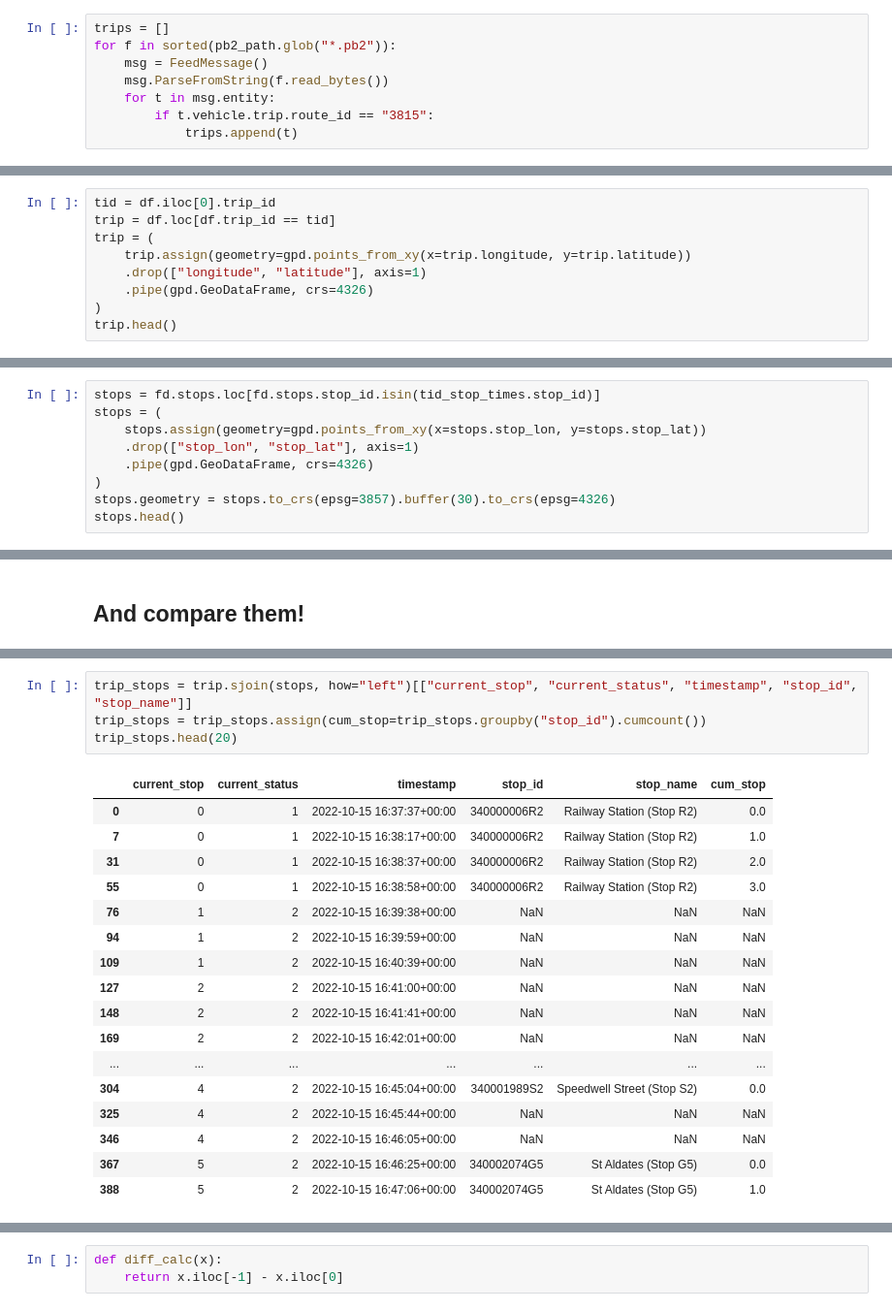
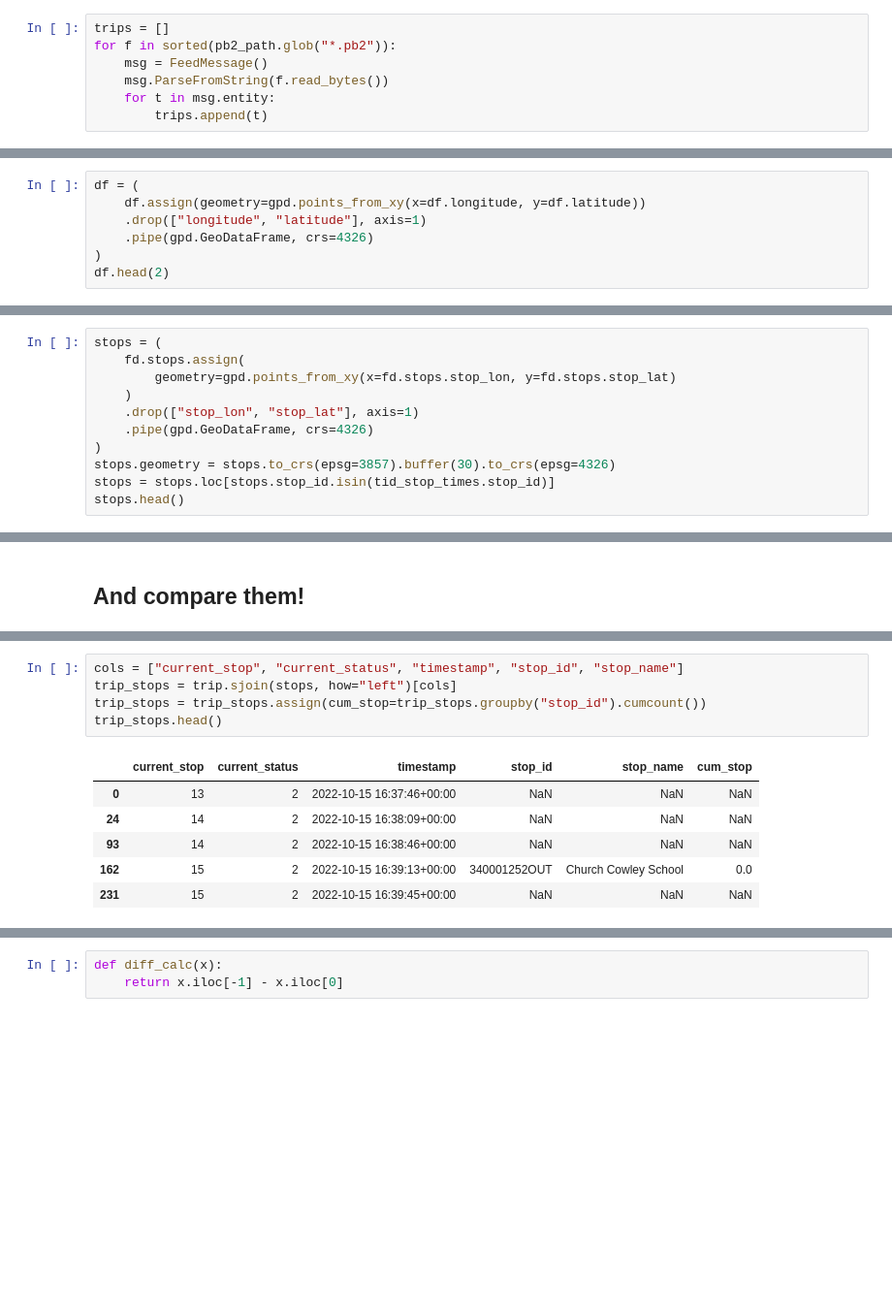
Before and after one commit to carderne/bods, a Jupyter notebook: notebooks/boarding_time.ipynb, the cells around one changed output, grey strips where cells are left out. Shown: that part at 97% size. Saved outputs shown, nothing was run; the diff lists cells and outputs as text; blank space fills up the shorter version.

```diff
--- a/notebooks/boarding_time.ipynb
+++ b/notebooks/boarding_time.ipynb
@@ -25,8 +24,7 @@ for f in sorted(pb2_path.glob("*.pb2")):
     msg = FeedMessage()
     msg.ParseFromString(f.read_bytes())
     for t in msg.entity:
-        if t.vehicle.trip.route_id == "3815":
-            trips.append(t)
+        trips.append(t)
 # %%
 # 1 == STOPPED_AT
 # 2 == IN_TRANSIT_TO
@@ -56,11 +51,9 @@ df.head(2)
 # %%
-tid = df.iloc[0].trip_id
-trip = df.loc[df.trip_id == tid]
-trip = (
-    trip.assign(geometry=gpd.points_from_xy(x=trip.longitude, y=trip.latitude))
+df = (
+    df.assign(geometry=gpd.points_from_xy(x=df.longitude, y=df.latitude))
     .drop(["longitude", "latitude"], axis=1)
     .pipe(gpd.GeoDataFrame, crs=4326)
 )
-trip.head()
+df.head(2)
 # %% [output]
 |  | id | trip_id | route_id | start_time | start_date | current_stop | current_status | timestamp | vehicle | ... |
@@ -100,11 +90,13 @@ tid_stop_times.head(6)
 # %%
-stops = fd.stops.loc[fd.stops.stop_id.isin(tid_stop_times.stop_id)]
 stops = (
-    stops.assign(geometry=gpd.points_from_xy(x=stops.stop_lon, y=stops.stop_lat))
+    fd.stops.assign(
+        geometry=gpd.points_from_xy(x=fd.stops.stop_lon, y=fd.stops.stop_lat)
+    )
     .drop(["stop_lon", "stop_lat"], axis=1)
     .pipe(gpd.GeoDataFrame, crs=4326)
 )
 stops.geometry = stops.to_crs(epsg=3857).buffer(30).to_crs(epsg=4326)
+stops = stops.loc[stops.stop_id.isin(tid_stop_times.stop_id)]
 stops.head()
 # %% [output]
 |  | stop_id | stop_code | stop_name | wheelchair_boarding | location_type | parent_station | platform_code | ... |
@@ -127,23 +113,13 @@ pd.concat([t, s]).explore(tiles="CartoDB positron", cmap=cmap, color="tp")
 # %%
-trip_stops = trip.sjoin(stops, how="left")[["current_stop", "current_status", "timestamp", "stop_id", "stop_name"]]
+cols = ["current_stop", "current_status", "timestamp", "stop_id", "stop_name"]
+trip_stops = trip.sjoin(stops, how="left")[cols]
 trip_stops = trip_stops.assign(cum_stop=trip_stops.groupby("stop_id").cumcount())
-trip_stops.head(20)
+trip_stops.head()
 # %% [output]
 |  | current_stop | current_status | timestamp | stop_id | stop_name | cum_stop |
-| 0 | 0 | 1 | 2022-10-15 16:37:37+00:00 | 340000006R2 | Railway Station (Stop R2) | 0.0 |
-| 7 | 0 | 1 | 2022-10-15 16:38:17+00:00 | 340000006R2 | Railway Station (Stop R2) | 1.0 |
-| 31 | 0 | 1 | 2022-10-15 16:38:37+00:00 | 340000006R2 | Railway Station (Stop R2) | 2.0 |
-| 55 | 0 | 1 | 2022-10-15 16:38:58+00:00 | 340000006R2 | Railway Station (Stop R2) | 3.0 |
-| 76 | 1 | 2 | 2022-10-15 16:39:38+00:00 | NaN | NaN | NaN |
-| 94 | 1 | 2 | 2022-10-15 16:39:59+00:00 | NaN | NaN | NaN |
-| 109 | 1 | 2 | 2022-10-15 16:40:39+00:00 | NaN | NaN | NaN |
-| 127 | 2 | 2 | 2022-10-15 16:41:00+00:00 | NaN | NaN | NaN |
-| 148 | 2 | 2 | 2022-10-15 16:41:41+00:00 | NaN | NaN | NaN |
-| 169 | 2 | 2 | 2022-10-15 16:42:01+00:00 | NaN | NaN | NaN |
-| ... | ... | ... | ... | ... | ... | ... |
-| 304 | 4 | 2 | 2022-10-15 16:45:04+00:00 | 340001989S2 | Speedwell Street (Stop S2) | 0.0 |
-| 325 | 4 | 2 | 2022-10-15 16:45:44+00:00 | NaN | NaN | NaN |
-| 346 | 4 | 2 | 2022-10-15 16:46:05+00:00 | NaN | NaN | NaN |
-| 367 | 5 | 2 | 2022-10-15 16:46:25+00:00 | 340002074G5 | St Aldates (Stop G5) | 0.0 |
-| 388 | 5 | 2 | 2022-10-15 16:47:06+00:00 | 340002074G5 | St Aldates (Stop G5) | 1.0 |
+| 0 | 13 | 2 | 2022-10-15 16:37:46+00:00 | NaN | NaN | NaN |
+| 24 | 14 | 2 | 2022-10-15 16:38:09+00:00 | NaN | NaN | NaN |
+| 93 | 14 | 2 | 2022-10-15 16:38:46+00:00 | NaN | NaN | NaN |
+| 162 | 15 | 2 | 2022-10-15 16:39:13+00:00 | 340001252OUT | Church Cowley School | 0.0 |
+| 231 | 15 | 2 | 2022-10-15 16:39:45+00:00 | NaN | NaN | NaN |
 # %%
```
Also changed, not shown: parts of 13 cells of this notebook, 6 other files.
